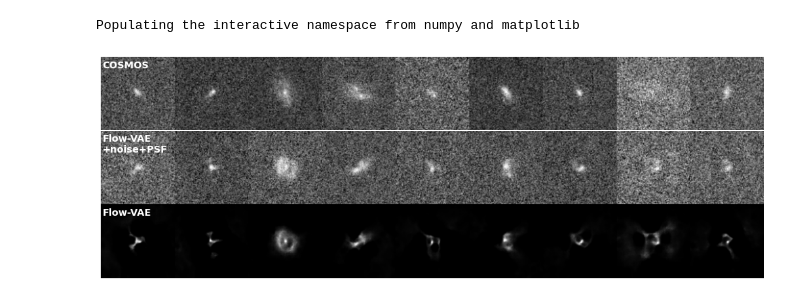
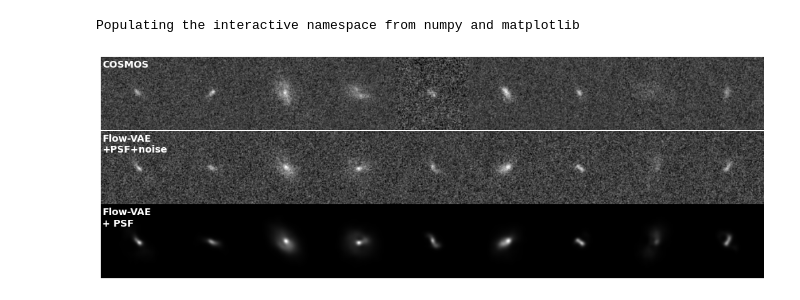
Before and after one commit to McWilliamsCenter/deep_galaxy_models, a Jupyter notebook: Figure1.ipynb, the cells around one changed output. Cells and saved outputs as stored; diff of their text form; code cells hidden in the pictures.

```diff
--- a/Figure1.ipynb
+++ b/Figure1.ipynb
@@ -12,7 +12,7 @@ PIXEL_SCALE = 0.03
 cosmos_cat = galsim.COSMOSCatalog()
 
 # Loads model for flow-vae
-model = galsim_hub.GenerativeGalaxyModel('modules/flow_vae_pixel_tv_0.01/generator')
+model = galsim_hub.GenerativeGalaxyModel('modules/flow_vae_maf_16/generator')
 
 # Noise model
 cosmos_noise = galsim.getCOSMOSNoise()
@@ -24,38 +24,38 @@ for i in range(9):
     im_sim_n = galsim.ImageF(STAMP_SIZE, STAMP_SIZE, scale=PIXEL_SCALE)
 
     # Drawing galaxy from cosmos
     gal = cosmos_cat.makeGalaxy(i, gal_type='real', noise_pad_size=0.8*STAMP_SIZE*PIXEL_SCALE)
     psf = gal.original_psf
     real = galsim.Convolve(psf, gal)
     real.drawImage(im_real, method='no_pixel');
 
     # Drawing galaxy from generative model
     params = cosmos_cat.param_cat[cosmos_cat.orig_index][['flux_radius', 'mag_auto', 'zphot']][i:i+1]
     sim_gal = model.sample(params)
     sim = galsim.Convolve(psf, sim_gal)
-    sim_gal.drawImage(im_sim, method='no_pixel');
+    sim.drawImage(im_sim, method='no_pixel');
     sim.drawImage(im_sim_n, method='no_pixel');
     im_sim_n.addNoise(cosmos_noise)
 
     subplot(3,9,i+1)
-    imshow(arcsinh(50*im_real.array[8:-8,8:-8]), cmap='gray')
+    imshow(arcsinh(50*im_real.array)/50, cmap='gray',vmin=-0.01,vmax=0.03)
     axis('off')
     if i==0:
         text(2, 5, "COSMOS", verticalalignment='top', fontsize=14, color="white", weight="bold")
 
     subplot(3,9,i+1+9)
-    imshow(arcsinh(50*im_sim_n.array[8:-8,8:-8]), cmap='gray')
+    imshow(arcsinh(50*im_sim_n.array)/50, cmap='gray',vmin=-0.01,vmax=0.03)
     axis('off')
     if i==0:
-        text(2, 5, "Flow-VAE\n+noise+PSF", verticalalignment='top', fontsize=14, color="white", weight="bold")
+        text(2, 5, "Flow-VAE\n+PSF+noise", verticalalignment='top', fontsize=14, color="white", weight="bold")
 
     subplot(3,9,i+1+18)
-    imshow(arcsinh(50*im_sim.array[8:-8,8:-8]), cmap='gray')
+    imshow(arcsinh(50*im_sim.array)/50, cmap='gray',vmin=0.0,vmax=0.03)
     axis('off')
     if i==0:
-        text(2, 5, "Flow-VAE", verticalalignment='top', fontsize=14, color="white", weight="bold")
+        text(2, 5, "Flow-VAE\n+ PSF", verticalalignment='top', fontsize=14, color="white", weight="bold")
 
 plt.subplots_adjust(wspace=0, hspace=0)
-#savefig('Figures/Figure1.pdf',bbox_inches='tight')
+savefig('Figures/Figure1.pdf',bbox_inches='tight')
 # %% [output]
-[figure, old version]
+[figure, new version]
```
Also changed, not shown: parts of 1 cell of this notebook, 10 other files.
